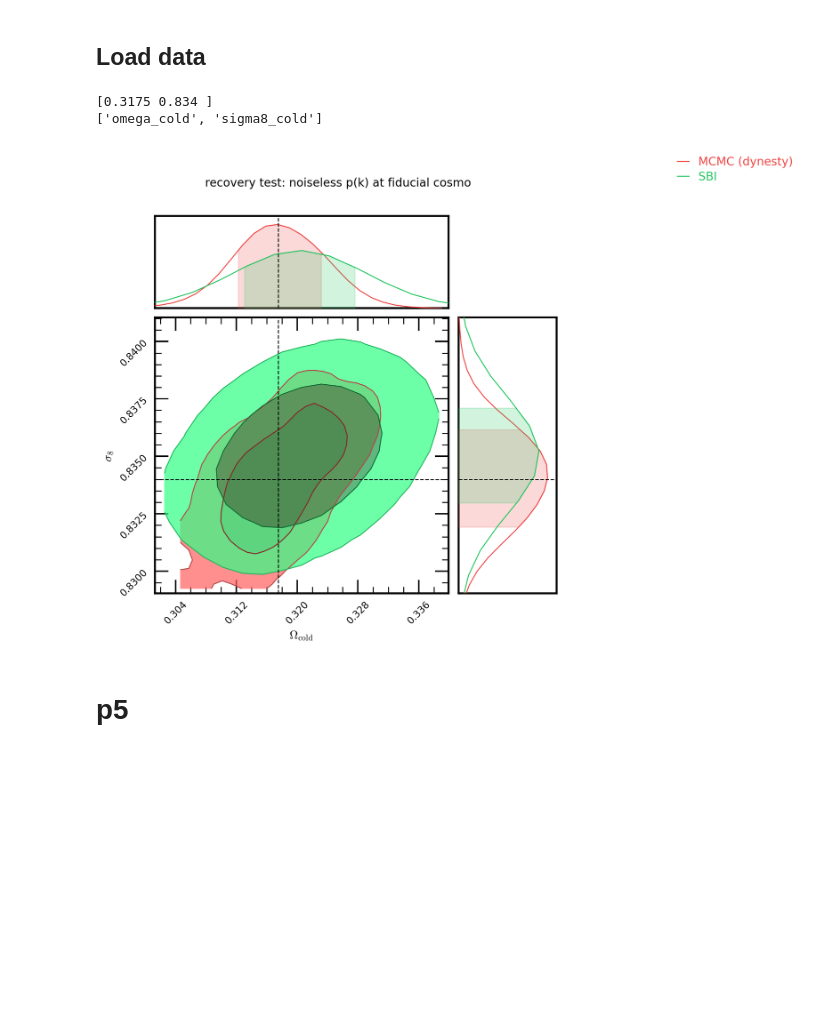
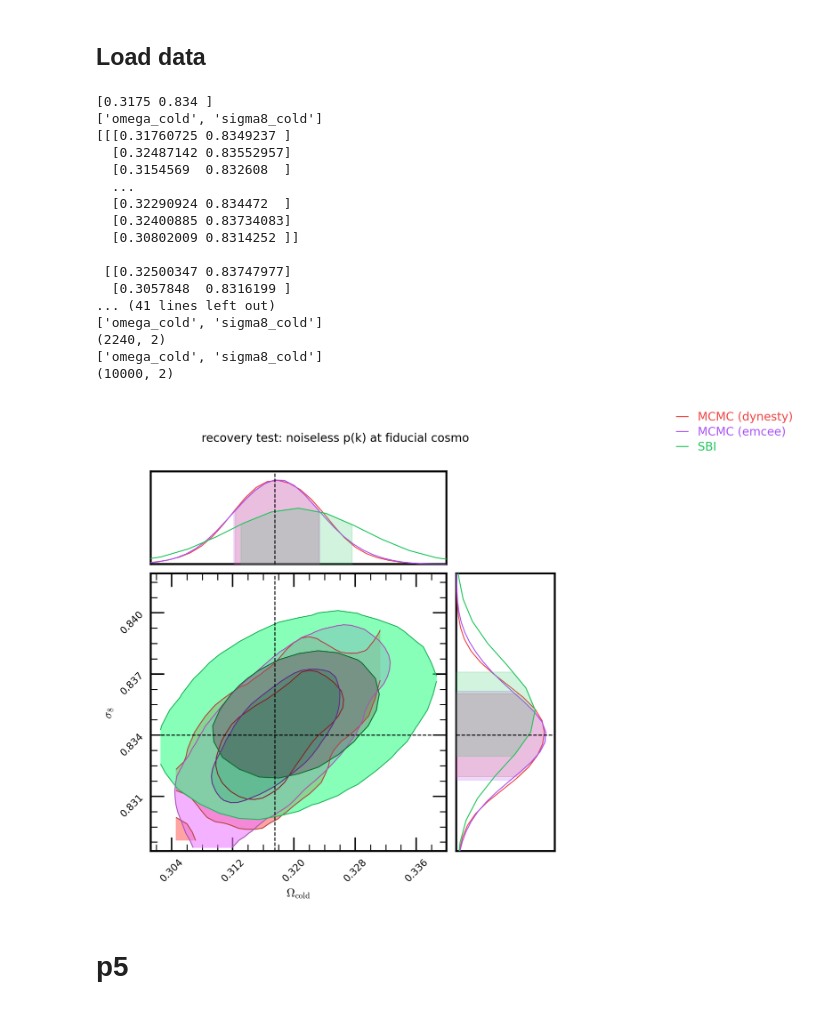
Before and after one commit to kstoreyf/muchisimocks, a Jupyter notebook: notebooks/2025-01-23_inference_emuPk.ipynb, the cells around one changed output. Drawn from its saved outputs; the diff is of its cells as text; code cells hidden in the pictures; blank space fills up the shorter version.

```diff
--- a/notebooks/2025-01-23_inference_emuPk.ipynb
+++ b/notebooks/2025-01-23_inference_emuPk.ipynb
@@ -82,40 +82,59 @@ else:
 # %%
 inf_methods = [
                'dynesty',
+               'emcee',
                'sbi'
               ]
 tags_inf = [
+            tag_inf,
             tag_inf,
             '_emuPk_p2_n10000_b1000_p0_n1_boxsize1000_nrlzs1_ntrain9000'
             ]
 tags_test = [
              None,
+             None,
              '_emuPk_p2_n10000_b1000_p0_n1_boxsize1000_nrlzs1'
             ]
 
 labels_extra = [
+                '',
                 '',
                 '',
                 ]
 title = 'recovery test: noiseless p(k) at fiducial cosmo'
 
 colors = [utils.color_dict_methods[meth] for meth in inf_methods]
 #colors = ['#63E0CF', 'cyan', 'blue', '#2E3CA2']
 #colors[1] = 'purple'
 
 for idx_obs in [0]:
     theta_obs_true = theta_test[idx_obs]
     #theta_obs_true = theta_test
     print(theta_obs_true)
     print(param_names_vary)
     plotter.plot_contours_inf(param_names_vary, idx_obs, theta_obs_true,
                             inf_methods, tags_inf, tags_test=tags_test,
                             colors=colors, labels_extra=labels_extra,
                             title=title)
 # %% [output]
 [0.3175 0.834 ]
 ['omega_cold', 'sigma8_cold']
+[[[0.31760725 0.8349237 ]
+  [0.32487142 0.83552957]
+  [0.3154569  0.832608  ]
+  ...
+  [0.32290924 0.834472  ]
+  [0.32400885 0.83734083]
+  [0.30802009 0.8314252 ]]
+
+ [[0.32500347 0.83747977]
+  [0.3057848  0.8316199 ]
+... (41 lines left out)
+['omega_cold', 'sigma8_cold']
+(2240, 2)
+['omega_cold', 'sigma8_cold']
+(10000, 2)
-[figure, old version]
+[figure, new version]
 # %% [markdown]
 # p5
 # %%
```
Also changed, not shown: parts of 2 cells of this notebook, 6 other files.
